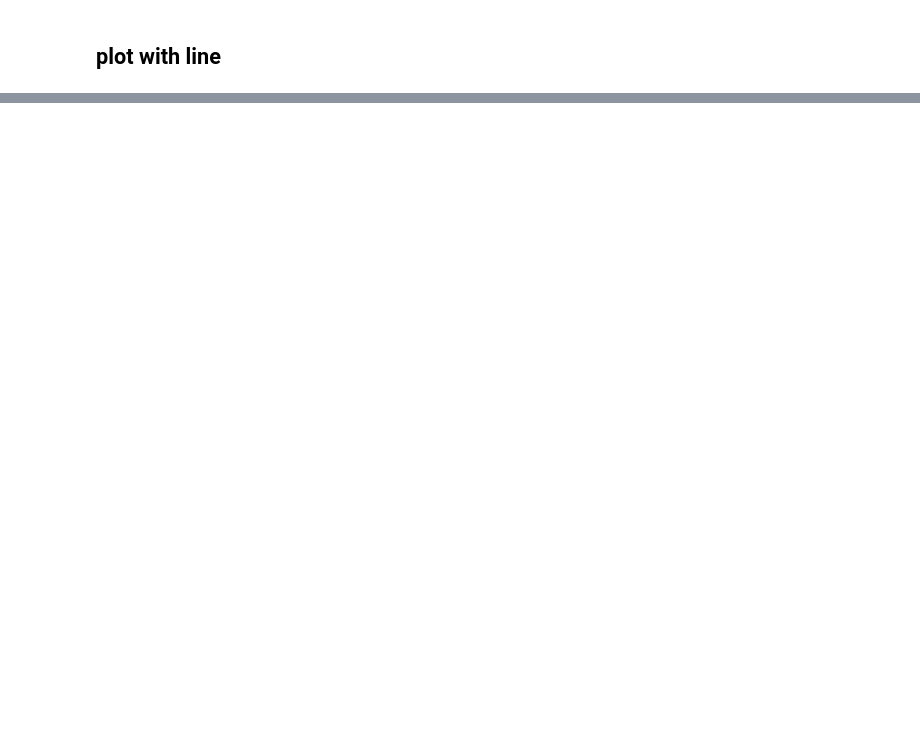
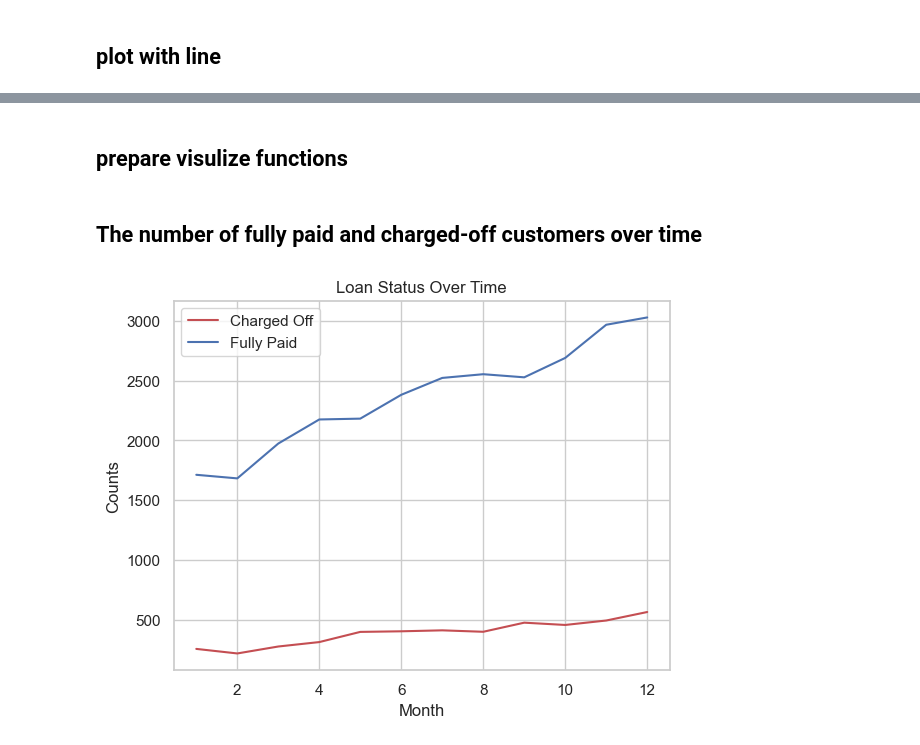
Before and after one commit to cuonghv0298/LendingClubCaseStudy, a Jupyter notebook: eda.ipynb, the cells around one changed output, grey strips where cells are left out. Cells and saved outputs as stored; diff of their text form; code cells hidden in the pictures; blank space fills up the shorter version.

Commit message:
time analyst

```diff
--- a/eda.ipynb
+++ b/eda.ipynb
@@ -743,0 +604,49 @@ KeyError: "['funded_amnt_inv'] not in index"
+# %% [markdown]
+## prepare visulize functions
+# %%
+def boxplot(df,column):
+    rw = df.pivot_table(index=column, columns='loan_status', values='funded_amnt', aggfunc=len).reset_index()
+    rw['total'] = rw['Charged Off'] + rw['Fully Paid']
+    rw['charge_off_ratio'] = round(rw['Charged Off'] / rw['total'] * 100)
+    sns.set(style="whitegrid")
+    _, p = plt.subplots(1,3, figsize=(16, 4))
+    ax = sns.countplot(x=column, order=df[column].value_counts().index.sort_values(), data=df,hue='loan_status',ax=p[2])
+    bx = rw.plot.bar(x=column, y =['Fully Paid','Charged Off'],stacked=True,ax=p[1]  )
+    cx  = rw.plot.bar(x=column, y ='charge_off_ratio',stacked=True,ax=p[0] )
+    # Annotate the bars with count values
+    for p in ax.patches:
+        ax.annotate('{:1.1f}%'.format((p.get_height()*100)/float(len(df))), (p.get_x()+0.05, p.get_height()+20))
+    ax.set_xticklabels(ax.get_xticklabels(), rotation=45, ha='right')
+    ax.set_xlabel('ratio per total for detail')
+    bx.set_xlabel('ratio per total')
+    cx.set_xlabel('charged_off_ratio from each value')
+    plt.suptitle(f'The counts of Fully-Paid and Charged-Off customers by {column}')
+    plt.tight_layout()
+    # plt.title(f'The counts of Fully-Paid and Charged-Off customers by {column}')
+
+    plt.show()
+def lineplot(df, column, time = 'm'):
+    if time != None:
+        new_df = df.pivot_table(index=column, columns='loan_status', values='funded_amnt', aggfunc=len).reset_index()
+        sns.lineplot(data=new_df, x=column, y='Charged Off', color = 'r',label='Charged Off')
+        sns.lineplot(data=new_df, x=column, y='Fully Paid', color = 'b',  label='Fully Paid')
+        if time == 'm':
+            plt.xlabel('Month')
+        else:
+            plt.xlabel('Year')
+        plt.ylabel('Counts')
+        plt.title('Loan Status Over Time')
+        plt.show()
+    else:
+        new_df = df.pivot_table(index=column, columns='loan_status', values='funded_amnt', aggfunc=len).reset_index()
+
+        plt.ylabel('Counts')
+        plt.title('Loan Status Over Time')
+        plt.show()
+# %% [markdown]
+## The number of fully paid and charged-off customers over time
+# %%
+# line track trend charged of by month
+lineplot(df, 'issue_m')
+# %% [output]
+[figure, added]
```
Also changed, not shown: parts of 52 cells of this notebook.
